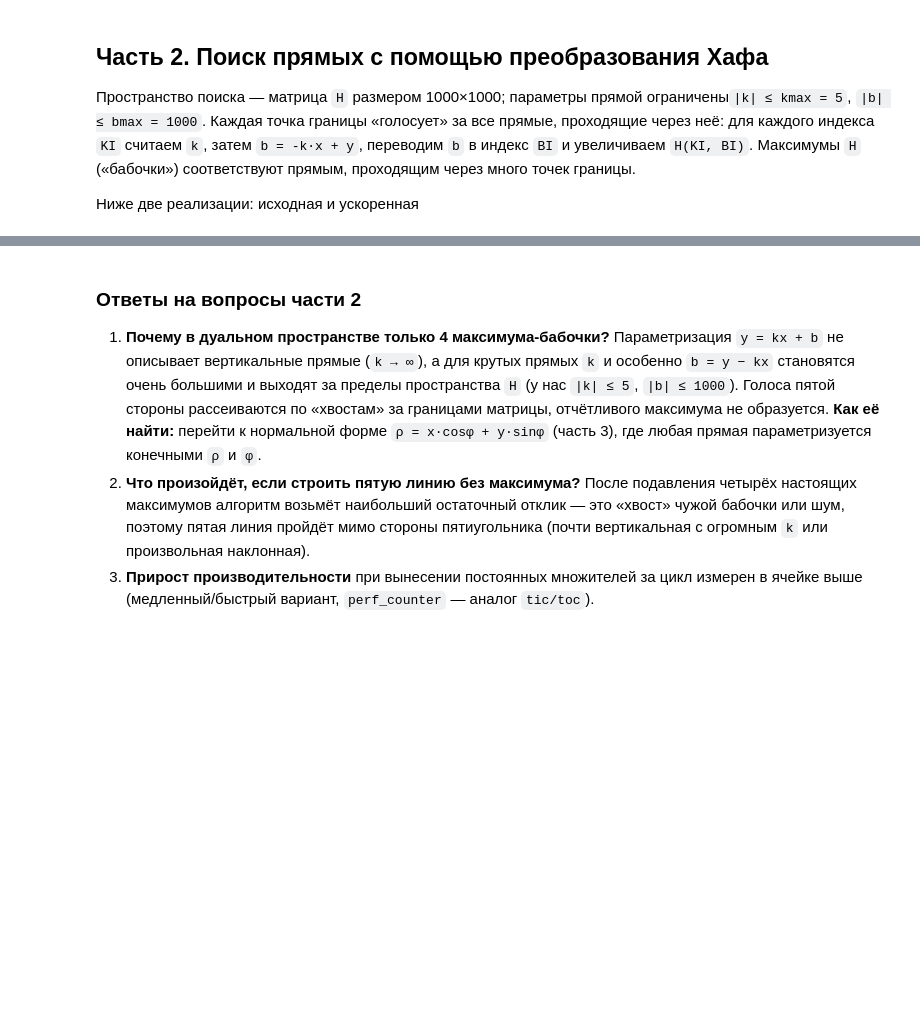
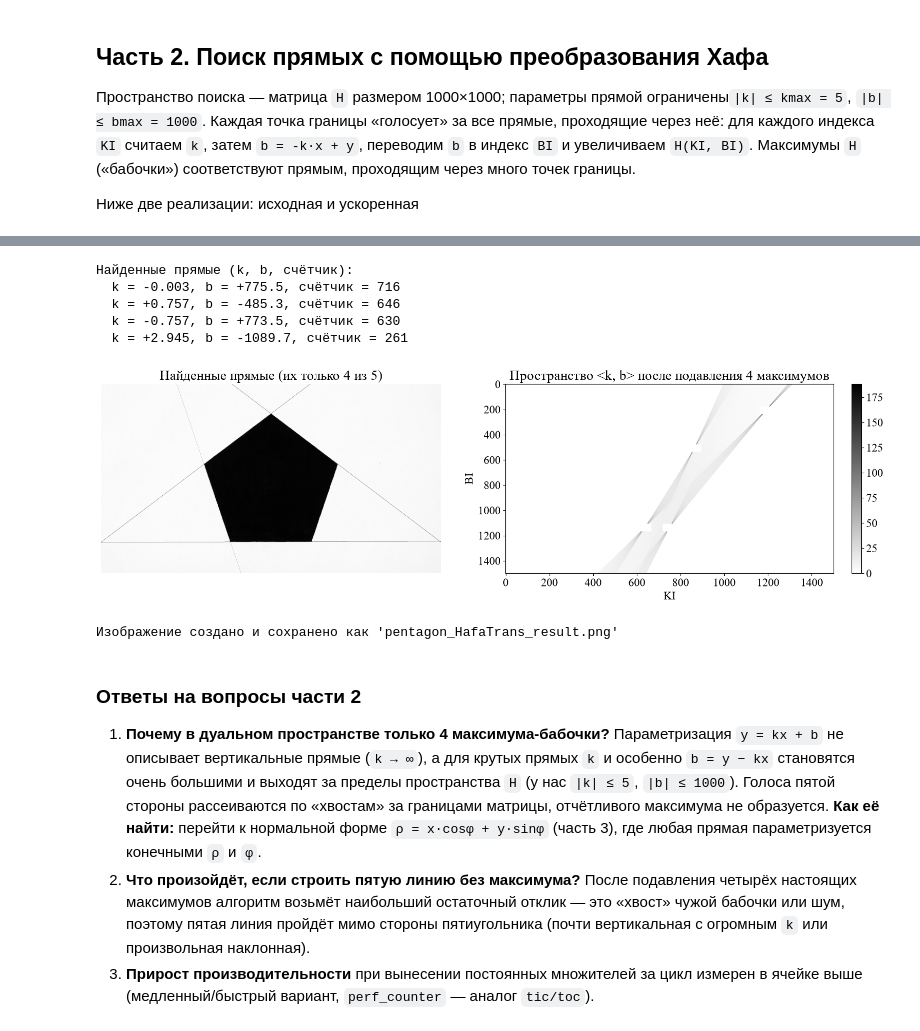
Before and after one commit to RiXenGC/pattern-recognition, a Jupyter notebook: lr3/main.ipynb, the cells around one changed output, grey strips where cells are left out. Saved outputs shown, nothing was run; the diff lists cells and outputs as text; code cells hidden in the pictures; blank space fills up the shorter version.

```diff
--- a/lr3/main.ipynb
+++ b/lr3/main.ipynb
@@ -272,34 +283,43 @@ for i in range(4):
     KI, BI = np.unravel_index(np.argmax(H_work), H_work.shape)
     k, b = kb_from_indices(KI, BI)
     lines_kb.append((k, b, int(H[KI, BI])))
     # удаляем область максимума (не одну точку — максимум занимает несколько клеток)
     H_work[max(0, KI - SUPR):KI + SUPR + 1,
            max(0, BI - SUPR):BI + SUPR + 1] = 0
     # рисуем прямую чёрными точками: перебираем все x
     for x in range(w):
         y = int(round(k * x + b))
         if 0 <= y < h:
             A_lines[y, x] = 0.0
 
 print('Найденные прямые (k, b, счётчик):')
 for k, b, votes in lines_kb:
     print(f'  k = {k:+.3f}, b = {b:+.1f}, счётчик = {votes}')
 
 fig, ax = plt.subplots(1, 2, figsize=(16, 5))
 ax[0].imshow(A_lines, cmap='gray')
 ax[0].set_title('Найденные прямые (их только 4 из 5)')
 ax[0].axis('off')
-im = ax[1].imshow(H_work.T, aspect="auto")
+
+im = ax[1].imshow(H_work.T, aspect="auto", cmap='gray_r')
 ax[1].set_title('Пространство <k, b> после подавления 4 максимумов')
 ax[1].set_xlabel("KI")
 ax[1].set_ylabel("BI")
 fig.colorbar(im, ax=ax[1], fraction=0.046)
 
 plt.tight_layout()
 plt.show()
 
 fig.savefig(ROOT_DIR / "data/lr3/pentagon_HafaTrans_result.png")
 print("Изображение создано и сохранено как 'pentagon_HafaTrans_result.png'")
+# %% [output]
+Найденные прямые (k, b, счётчик):
+  k = -0.003, b = +775.5, счётчик = 716
+  k = +0.757, b = -485.3, счётчик = 646
+  k = -0.757, b = +773.5, счётчик = 630
+  k = +2.945, b = -1089.7, счётчик = 261
+[figure, added]
+Изображение создано и сохранено как 'pentagon_HafaTrans_result.png'
 # %% [markdown]
 ### Ответы на вопросы части 2
 
```
Also changed, not shown: parts of 8 cells of this notebook.
